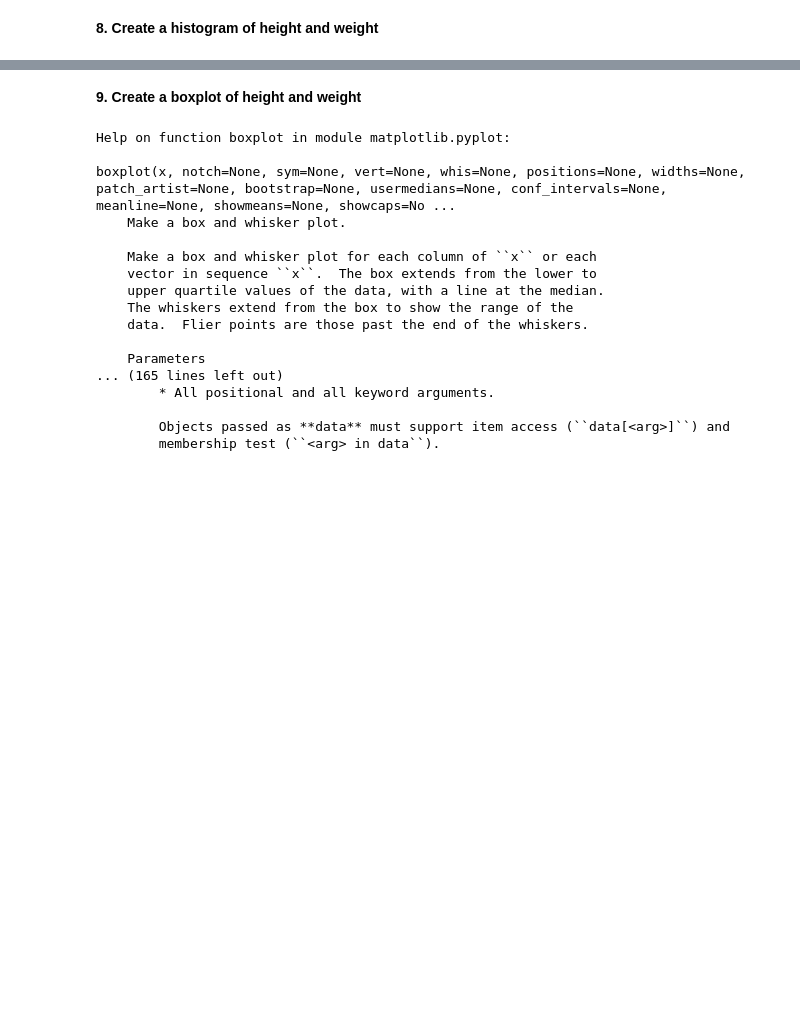
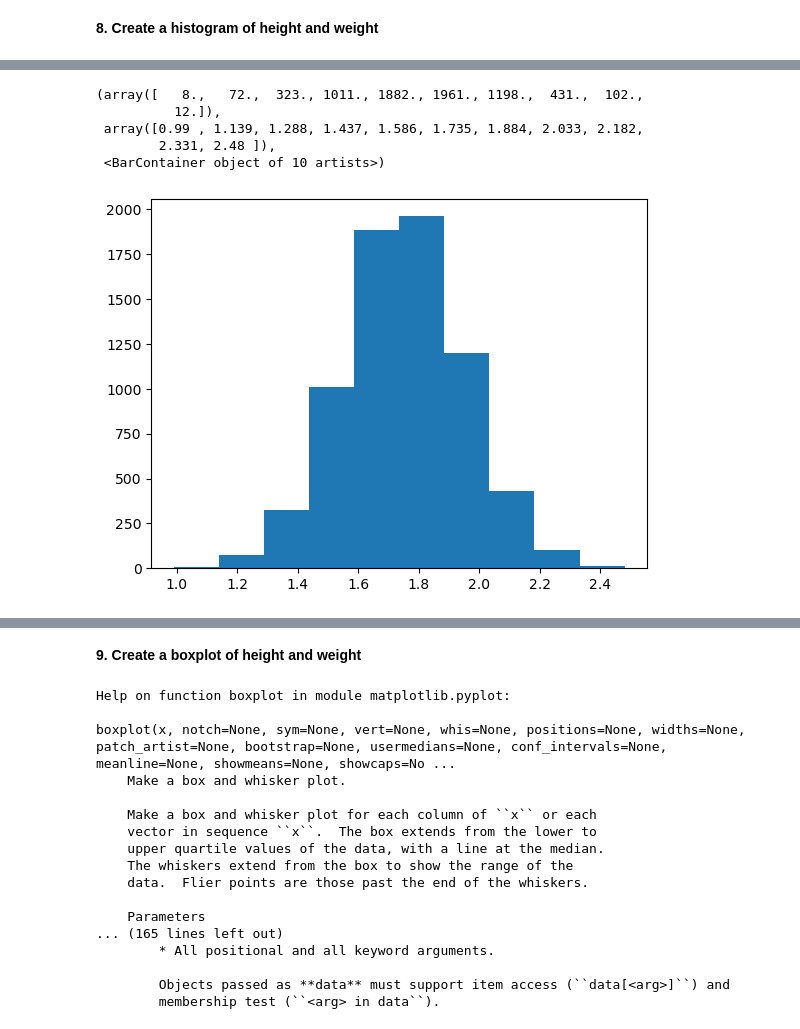
Before and after one commit to RojeshDhakal/IOD, a Jupyter notebook: Module 1/Labs 1/Lab 1.2.1 Numpy Lab.ipynb, the cells around one changed output, grey strips where cells are left out. Drawn from its saved outputs; the diff is of its cells as text; code cells hidden in the pictures; blank space fills up the shorter version.

```diff
--- a/Module 1/Labs 1/Lab 1.2.1 Numpy Lab.ipynb
+++ b/Module 1/Labs 1/Lab 1.2.1 Numpy Lab.ipynb
@@ -146,0 +219,9 @@ hist(x, bins=None, range=None, density=None, weights=None, cumulative=False, bot
+# %%
+plt.hist(height, bins= None )
+# %% [output]
+(array([   8.,   72.,  323., 1011., 1882., 1961., 1198.,  431.,  102.,
+          12.]),
+ array([0.99 , 1.139, 1.288, 1.437, 1.586, 1.735, 1.884, 2.033, 2.182,
+        2.331, 2.48 ]),
+ <BarContainer object of 10 artists>)
+[figure, added]
```
Also changed, not shown: parts of 15 cells of this notebook, 2 other files.
